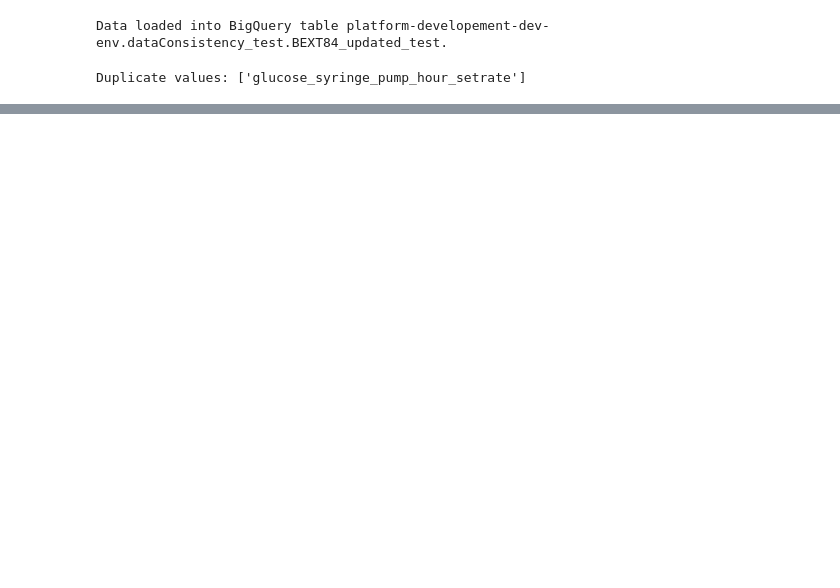
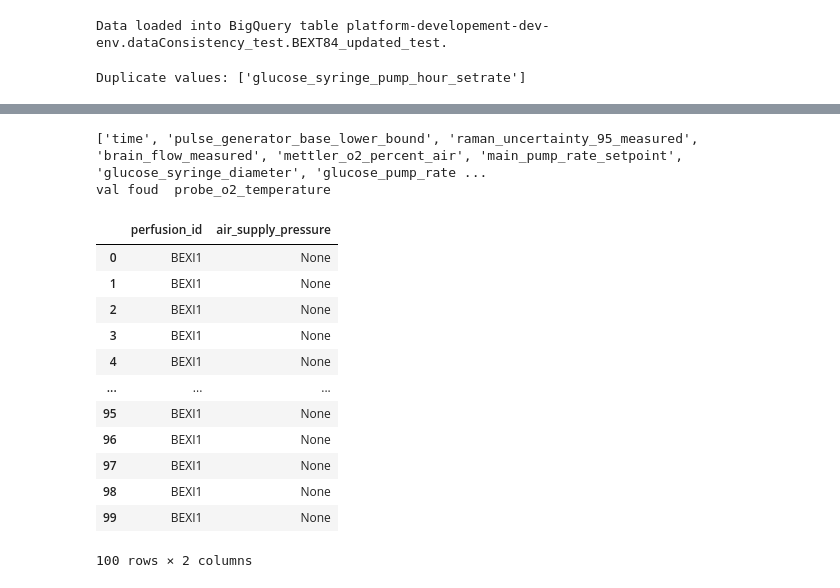
Before and after one commit to mansivyas26/perfusion_dataPipeline, a Jupyter notebook: variables_diff.ipynb, the cells around one changed output, grey strips where cells are left out. Drawn from its saved outputs; the diff is of its cells as text; code cells hidden in the pictures; blank space fills up the shorter version.

```diff
--- a/variables_diff.ipynb
+++ b/variables_diff.ipynb
@@ -99,0 +133,40 @@ schema = pd.read_csv("/content/drive/MyDrive/Pefusion_DataPipeline/m12_full_join
+# %%
+
+from google.cloud import bigquery
+import pandas as pd
+
+def read_bq_table_to_df(project_id, dataset_id, table_id,key_path):
+    try:
+        # Initialize a BigQuery client
+        client = bigquery.Client.from_service_account_json(key_path, project=project_id)
+        # Specify the reference to the table
+        table_ref = client.dataset(dataset_id).table(table_id)
+
+        # Fetch the table data
+        table = client.get_table(table_ref)
+
+        # Execute a query to get the data
+        query_job = client.query(f"SELECT * FROM `{project_id}.{dataset_id}.{table_id}` LIMIT 100")
+
+        # Fetch the results as a Pandas DataFrame
+        df = query_job.to_dataframe()
+
+        # Print the DataFrame
+        print("DataFrame:")
+       # print(df)
+
+        # Print success message
+        print("Load success!!!")
+
+        return df
+
+    except Exception as e:
+        print(f"Error: {e}")
+        return None
+# %%
+project_id = 'platform-developement-dev-env'
+dataset_id = 'combine_runs'
+table_id = 'combined_runs'
+key_path = '/content/drive/MyDrive/Pefusion_DataPipeline/platform-developement-dev-env-7a2997352c88.json'
+
+schema = read_bq_table_to_df(project_id, dataset_id, table_id,key_path)
@@ -342,0 +447,12 @@ Duplicate values: ['glucose_syringe_pump_hour_setrate']
+# %%
+perfusion_data_subset_columns = perfusion_data_subset.columns.to_list()
+check_list_probe_o2_temp = ['probe_o2_temperature', 'Mettler_O2_Temp', 'pO2 temperature', 'Mettler O2 Temp']
+print(perfusion_data_subset_columns)
+val = "probe_o2_temperature"
+if val in perfusion_data_subset_columns:
+  print("val foud ",val)
+else:
+  print("not found")
+# %% [output]
+['time', 'pulse_generator_base_lower_bound', 'raman_uncertainty_95_measured', 'brain_flow_measured', 'mettler_o2_percent_air', 'main_pump_rate_setpoint', 'glucose_syringe_diameter', 'glucose_pump_rate ...
+val foud  probe_o2_temperature
@@ -342,0 +463,16 @@ Duplicate values: ['glucose_syringe_pump_hour_setrate']
+# %%
+schema[['perfusion_id','air_supply_pressure']]
+# %% [output]
+|  | perfusion_id | air_supply_pressure |
+| 0 | BEXI1 | None |
+| 1 | BEXI1 | None |
+| 2 | BEXI1 | None |
+| 3 | BEXI1 | None |
+| 4 | BEXI1 | None |
+| ... | ... | ... |
+| 95 | BEXI1 | None |
+| 96 | BEXI1 | None |
+| 97 | BEXI1 | None |
+| 98 | BEXI1 | None |
+| 99 | BEXI1 | None |
+100 rows × 2 columns
```
Also changed, not shown: parts of 30 cells of this notebook.
